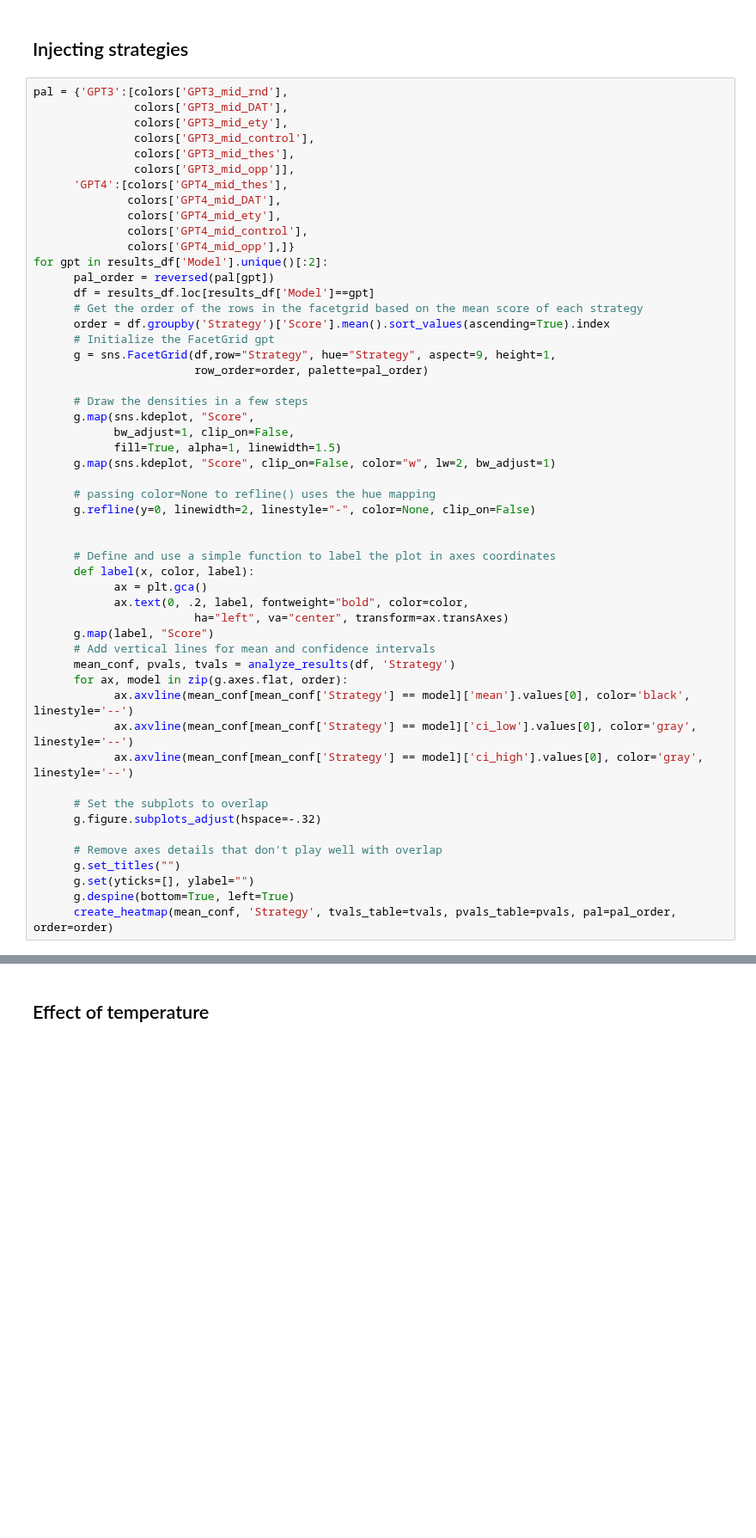
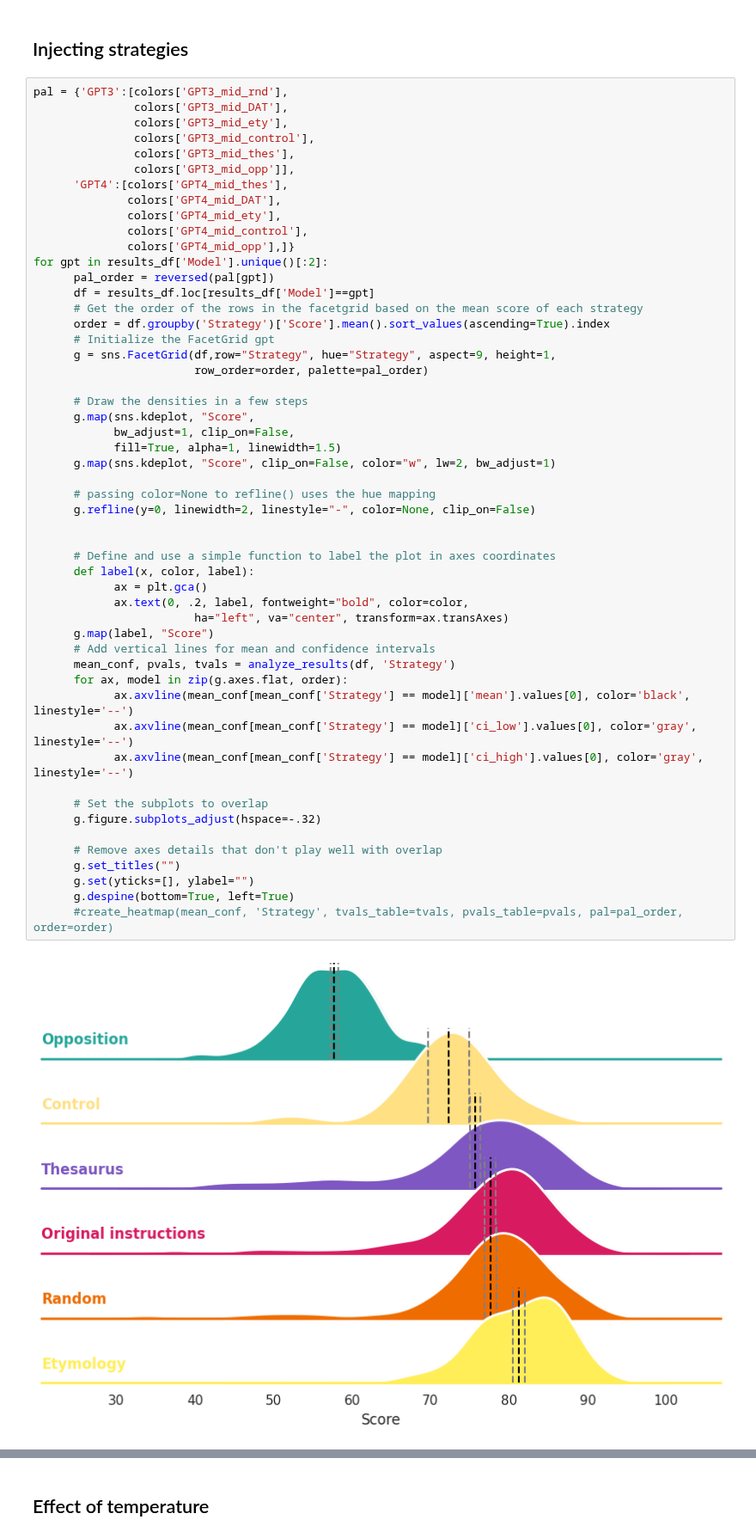
Before and after one commit to AntoineBellemare/DAT_GPT, a Jupyter notebook: scripts/visualization.ipynb, the cells around one changed output, grey strips where cells are left out. Shown at 86% size. Cells and saved outputs as stored; diff of their text form; blank space fills up the shorter version.

```diff
--- a/scripts/visualization.ipynb
+++ b/scripts/visualization.ipynb
@@ -303,31 +309,33 @@ for gpt in results_df['Model'].unique()[:2]:
       # Draw the densities in a few steps
       g.map(sns.kdeplot, "Score",
             bw_adjust=1, clip_on=False,
             fill=True, alpha=1, linewidth=1.5)
       g.map(sns.kdeplot, "Score", clip_on=False, color="w", lw=2, bw_adjust=1)
 
       # passing color=None to refline() uses the hue mapping
       g.refline(y=0, linewidth=2, linestyle="-", color=None, clip_on=False)
 
 
       # Define and use a simple function to label the plot in axes coordinates
       def label(x, color, label):
             ax = plt.gca()
             ax.text(0, .2, label, fontweight="bold", color=color,
                         ha="left", va="center", transform=ax.transAxes)
       g.map(label, "Score")
       # Add vertical lines for mean and confidence intervals
       mean_conf, pvals, tvals = analyze_results(df, 'Strategy')
       for ax, model in zip(g.axes.flat, order):
             ax.axvline(mean_conf[mean_conf['Strategy'] == model]['mean'].values[0], color='black', linestyle='--')
             ax.axvline(mean_conf[mean_conf['Strategy'] == model]['ci_low'].values[0], color='gray', linestyle='--')
             ax.axvline(mean_conf[mean_conf['Strategy'] == model]['ci_high'].values[0], color='gray', linestyle='--')
 
       # Set the subplots to overlap
       g.figure.subplots_adjust(hspace=-.32)
 
       # Remove axes details that don't play well with overlap
       g.set_titles("")
       g.set(yticks=[], ylabel="")
       g.despine(bottom=True, left=True)
-      create_heatmap(mean_conf, 'Strategy', tvals_table=tvals, pvals_table=pvals, pal=pal_order, order=order)
+      #create_heatmap(mean_conf, 'Strategy', tvals_table=tvals, pvals_table=pvals, pal=pal_order, order=order)
+# %% [output]
+[figure, added]
```
Also changed, not shown: parts of 6 cells of this notebook.
